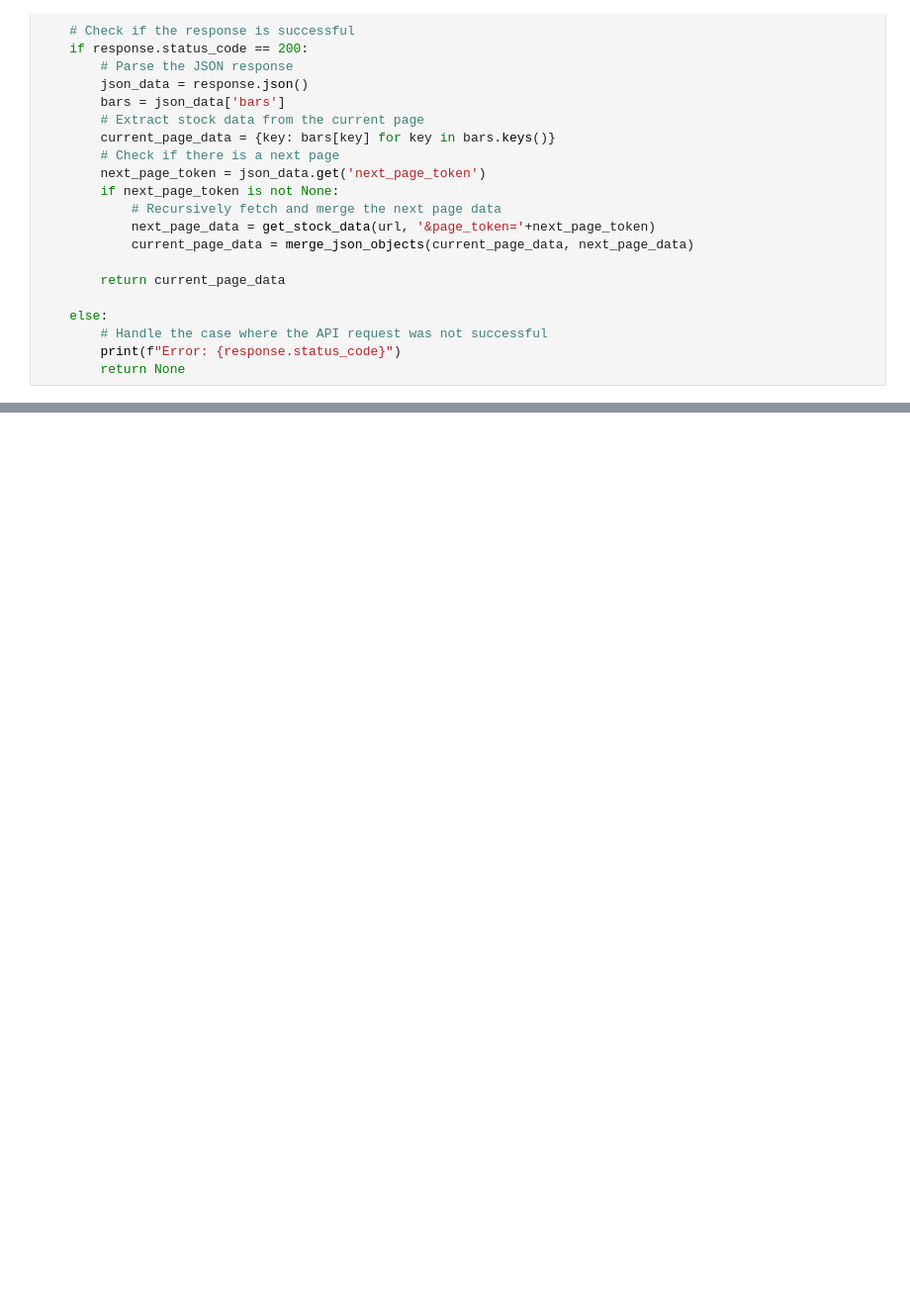
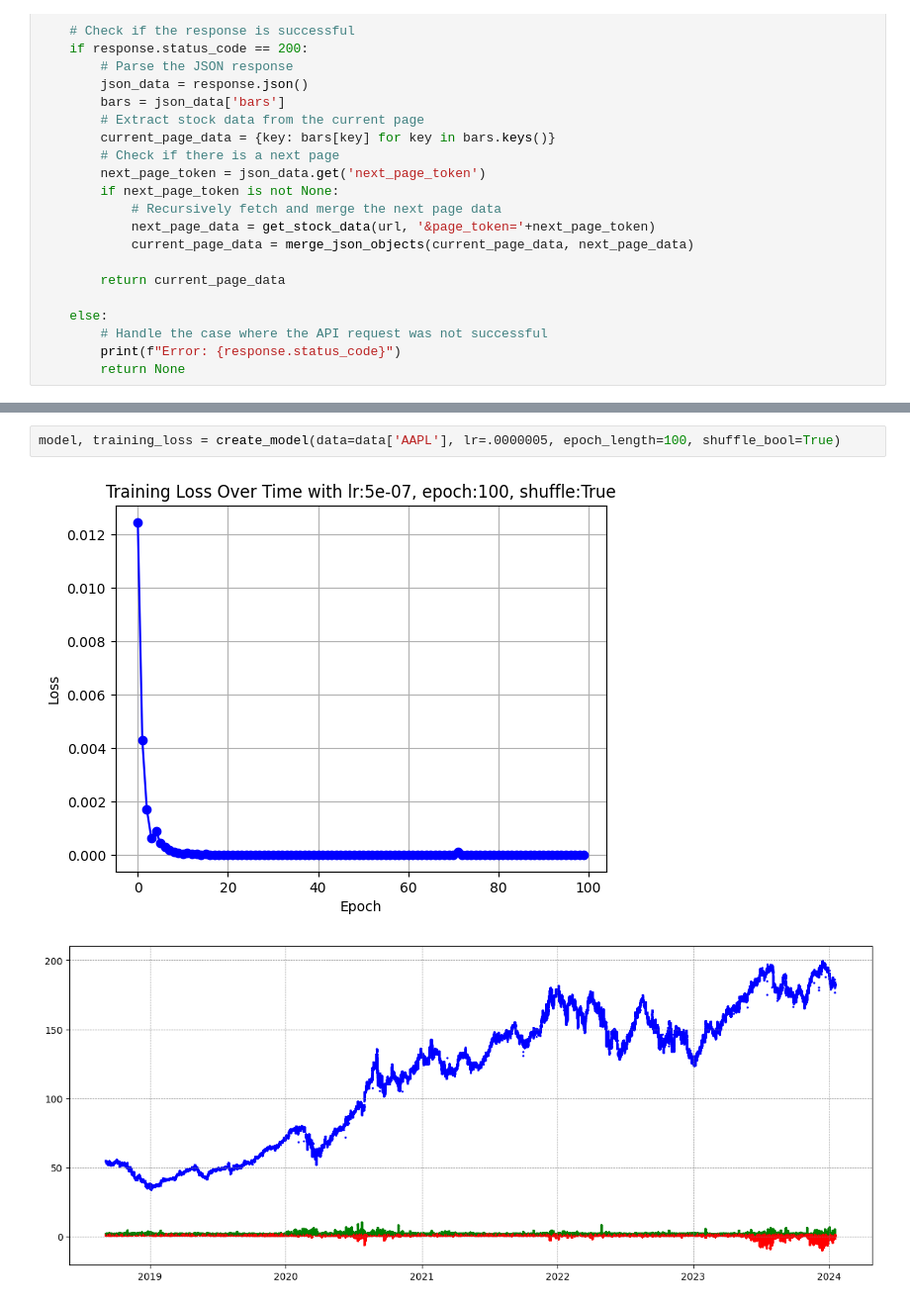
Before and after one commit to dmutascio/enigmaTrainer, a Jupyter notebook: enigmaTrainer.ipynb, the cells around one changed output, grey strips where cells are left out. Shown at 99% size. Saved outputs shown, nothing was run; the diff lists cells and outputs as text; blank space fills up the shorter version.

```diff
--- a/enigmaTrainer.ipynb
+++ b/enigmaTrainer.ipynb
@@ -482,0 +517,5 @@ Name: value, Length: 31285, dtype: float64
+# %%
+model, training_loss = create_model(data=data['AAPL'], lr=.0000005, epoch_length=100, shuffle_bool=True)
+# %% [output]
+[figure, added]
+[figure, added]
```
Also changed, not shown: parts of 36 cells of this notebook.
